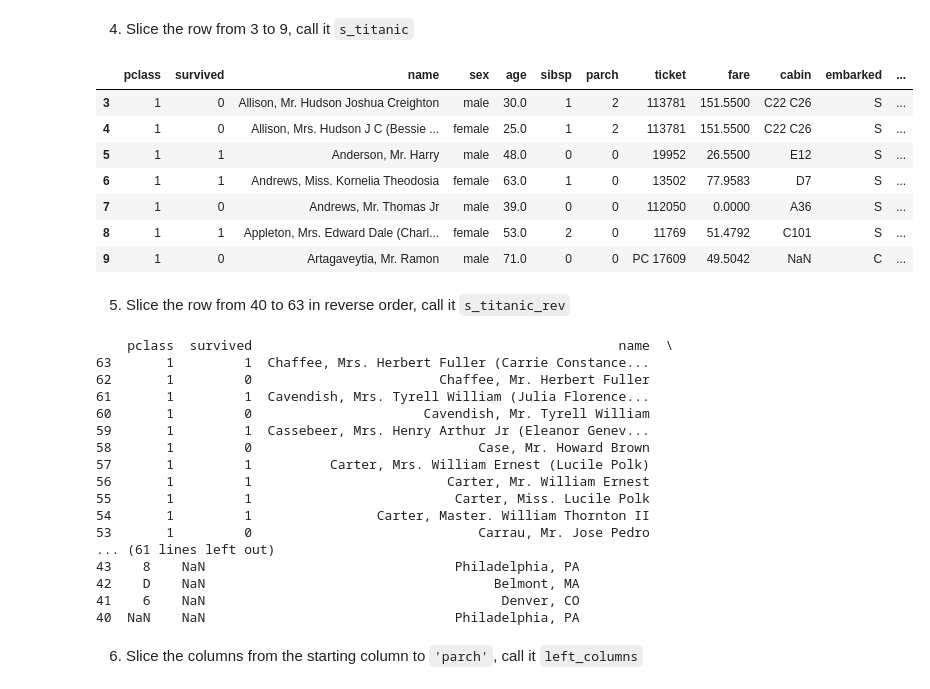
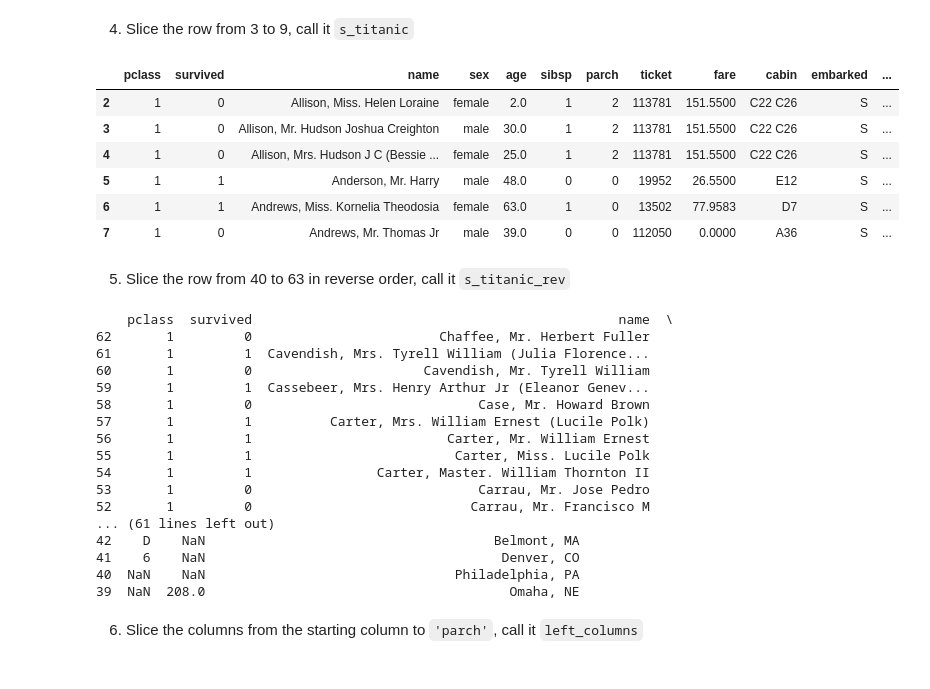
Before and after one commit to NaiSaratxaga/2503_dsft_thebridge_naiara, a Jupyter notebook: 2-Data_Analysis/2-Pandas/Practica/7-Titanic/Titanic-exercise.ipynb, the cells around one changed output. Cells and saved outputs as stored; diff of their text form; code cells hidden in the pictures.

```diff
--- a/2-Data_Analysis/2-Pandas/Practica/7-Titanic/Titanic-exercise.ipynb
+++ b/2-Data_Analysis/2-Pandas/Practica/7-Titanic/Titanic-exercise.ipynb
@@ -158,27 +158,25 @@ print(result)
 # %%
 # .iloc[] para selección por índice de posición
 # Empieza en la fila con índice 3 (incluida). Termina en la fila con índice 10 (excluida).
 
-s_titanic = titanic.iloc[3:10]
+s_titanic = titanic.iloc[2:8]
 s_titanic
 # %% [output]
 |  | pclass | survived | name | sex | age | sibsp | parch | ticket | fare | cabin | embarked | ... |
+| 2 | 1 | 0 | Allison, Miss. Helen Loraine | female | 2.0 | 1 | 2 | 113781 | 151.5500 | C22 C26 | S | ... |
 | 3 | 1 | 0 | Allison, Mr. Hudson Joshua Creighton | male | 30.0 | 1 | 2 | 113781 | 151.5500 | C22 C26 | S | ... |
 | 4 | 1 | 0 | Allison, Mrs. Hudson J C (Bessie ... | female | 25.0 | 1 | 2 | 113781 | 151.5500 | C22 C26 | S | ... |
 | 5 | 1 | 1 | Anderson, Mr. Harry | male | 48.0 | 0 | 0 | 19952 | 26.5500 | E12 | S | ... |
 | 6 | 1 | 1 | Andrews, Miss. Kornelia Theodosia | female | 63.0 | 1 | 0 | 13502 | 77.9583 | D7 | S | ... |
 | 7 | 1 | 0 | Andrews, Mr. Thomas Jr | male | 39.0 | 0 | 0 | 112050 | 0.0000 | A36 | S | ... |
-| 8 | 1 | 1 | Appleton, Mrs. Edward Dale (Charl... | female | 53.0 | 2 | 0 | 11769 | 51.4792 | C101 | S | ... |
-| 9 | 1 | 0 | Artagaveytia, Mr. Ramon | male | 71.0 | 0 | 0 | PC 17609 | 49.5042 | NaN | C | ... |
 # %% [markdown]
 5. Slice the row from 40 to 63 in reverse order, call it `s_titanic_rev`
 # %%
 #  Inicia en la fila 63 (incluida). Termina en la fila 39 (pero excluye la fila 39).Se mueve en orden inverso (va restando 1 en cada paso).
-s_titanic_rev = titanic.iloc[63:39:-1]
+s_titanic_rev = titanic.loc[62:39:-1]
 print(s_titanic_rev)
 # %% [output]
     pclass  survived                                               name  \
-63       1         1  Chaffee, Mrs. Herbert Fuller (Carrie Constance...
 62       1         0                        Chaffee, Mr. Herbert Fuller
 61       1         1  Cavendish, Mrs. Tyrell William (Julia Florence...
 60       1         0                      Cavendish, Mr. Tyrell William
@@ -189,11 +187,12 @@ print(s_titanic_rev)
 55       1         1                          Carter, Miss. Lucile Polk
 54       1         1                Carter, Master. William Thornton II
 53       1         0                             Carrau, Mr. Jose Pedro
+52       1         0                            Carrau, Mr. Francisco M
 ... (61 lines left out)
-43    8    NaN                                Philadelphia, PA
 42    D    NaN                                     Belmont, MA
 41    6    NaN                                      Denver, CO
 40  NaN    NaN                                Philadelphia, PA
+39  NaN  208.0                                       Omaha, NE
 # %% [markdown]
 6. Slice the columns from the starting column to `'parch'`, call it `left_columns`
 # %%
```
Also changed, not shown: parts of 12 cells of this notebook.
